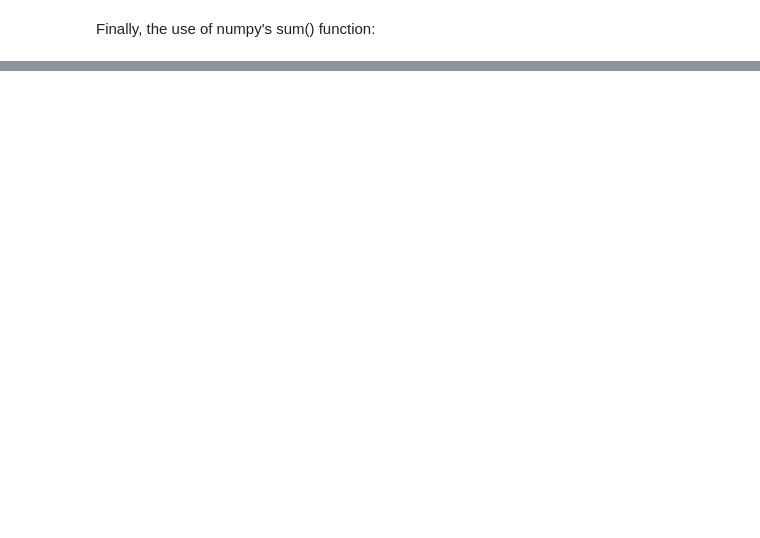
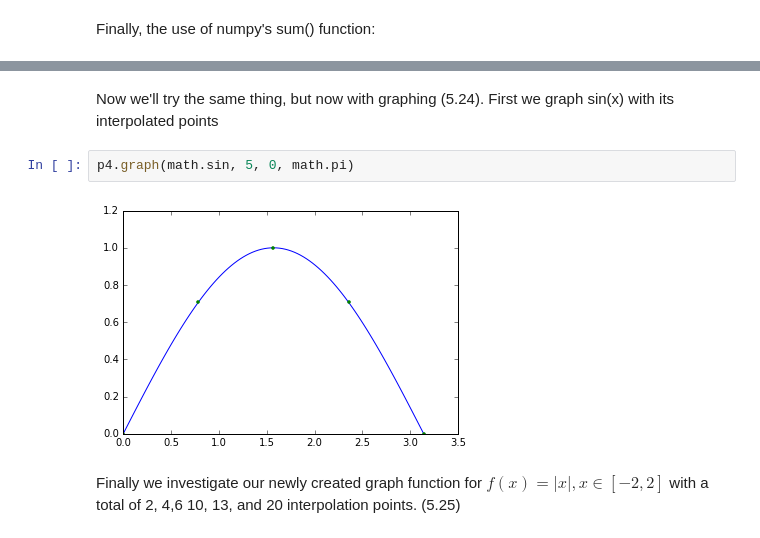
Before and after one commit to chapman-phys227-2016s/hw-2-seama107, a Jupyter notebook: HW2NoteBook.ipynb, the cells around one changed output, grey strips where cells are left out. Drawn from its saved outputs; the diff is of its cells as text; blank space fills up the shorter version.

Commit message:
Completed the homework set (finally)

```diff
--- a/HW2NoteBook.ipynb
+++ b/HW2NoteBook.ipynb
@@ -102,0 +142,9 @@ print(p2.midpointint_numpy_sum(f, 0, 10, 1000))
+# %% [markdown]
+Now we'll try the same thing, but now with graphing (5.24). First we graph sin(x) with its interpolated points
+# %%
+p4.graph(math.sin, 5, 0, math.pi)
+# %% [output]
+[figure, added]
+# %% [markdown]
+Finally we investigate our newly created graph function for
+$f(x) = |x| , x \in [-2, 2] $ with a total of 2, 4,6 10, 13, and 20 interpolation points. (5.25)
```
Also changed, not shown: parts of 9 cells of this notebook, 6 other files.
